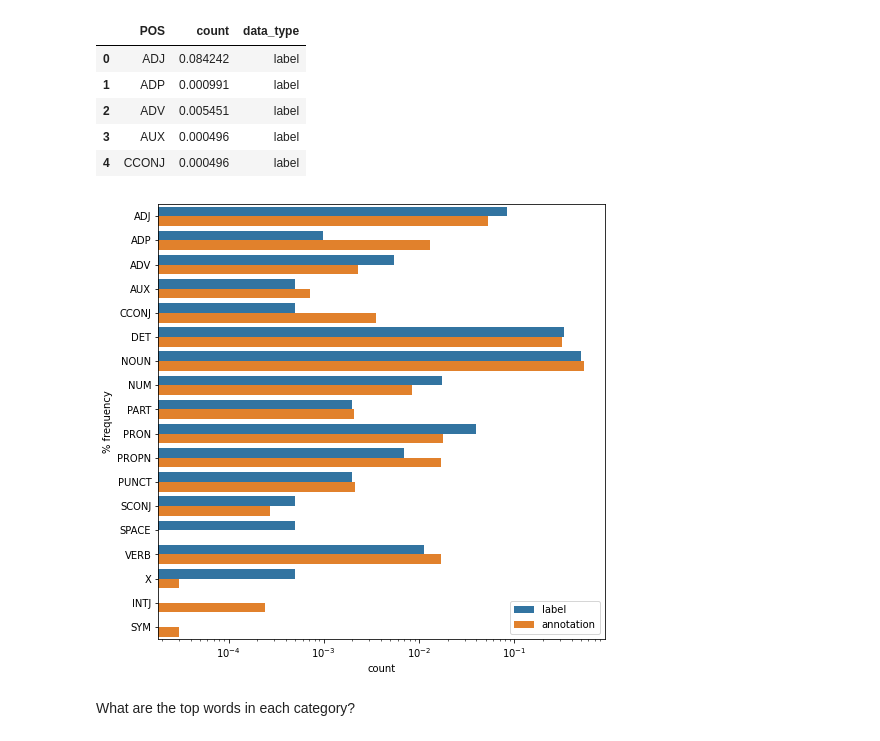
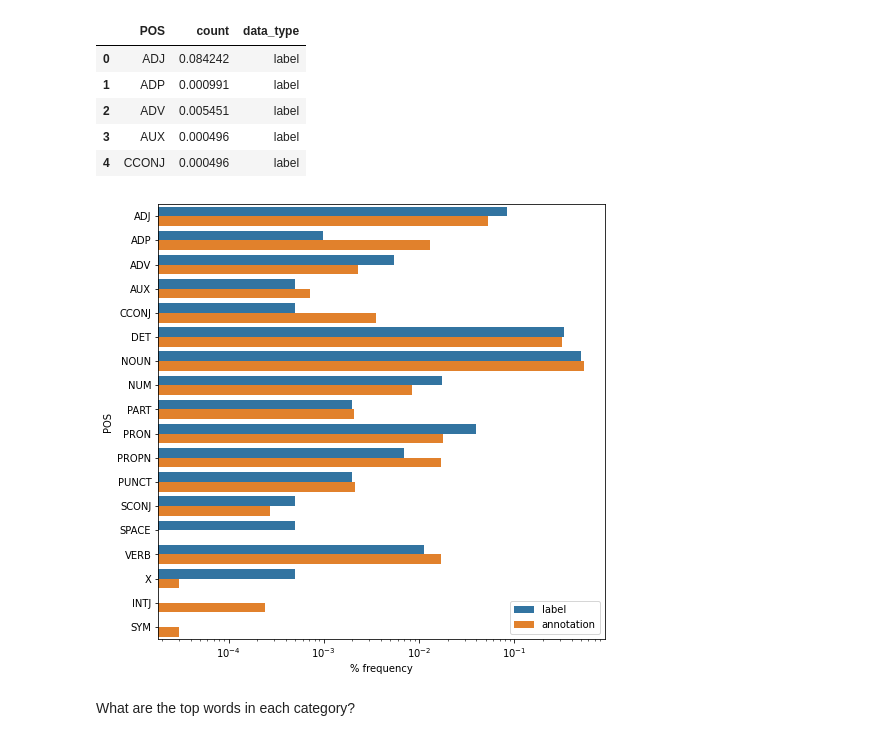
Before and after one commit to MichiganNLP/video-fill-in-the-blank, a Jupyter notebook: notebooks/compute_annotator_statistics.ipynb, the cells around one changed output. Drawn from its saved outputs; the diff is of its cells as text; code cells hidden in the pictures.

```diff
--- a/notebooks/compute_annotator_statistics.ipynb
+++ b/notebooks/compute_annotator_statistics.ipynb
@@ -761,17 +761,18 @@ display(combined_POS_counts.head())
 # %%
 ## plot combined
 import seaborn as sns
 import matplotlib
 %matplotlib inline
 import matplotlib.pyplot as plt
 plt.figure(figsize=(8, 8))
 sns.barplot(x='count', y='POS', hue='data_type', data=combined_POS_counts)
 plt.legend(loc='lower right')
 plt.xscale('log')
-plt.ylabel('% frequency')
+plt.xlabel('% frequency')
+plt.ylabel('POS')
 plt.show()
 # %% [output]
-[figure, old version]
+[figure, new version]
 # %% [markdown]
 What are the top words in each category?
 # %%
```
Also changed, not shown: parts of 3 cells of this notebook.
